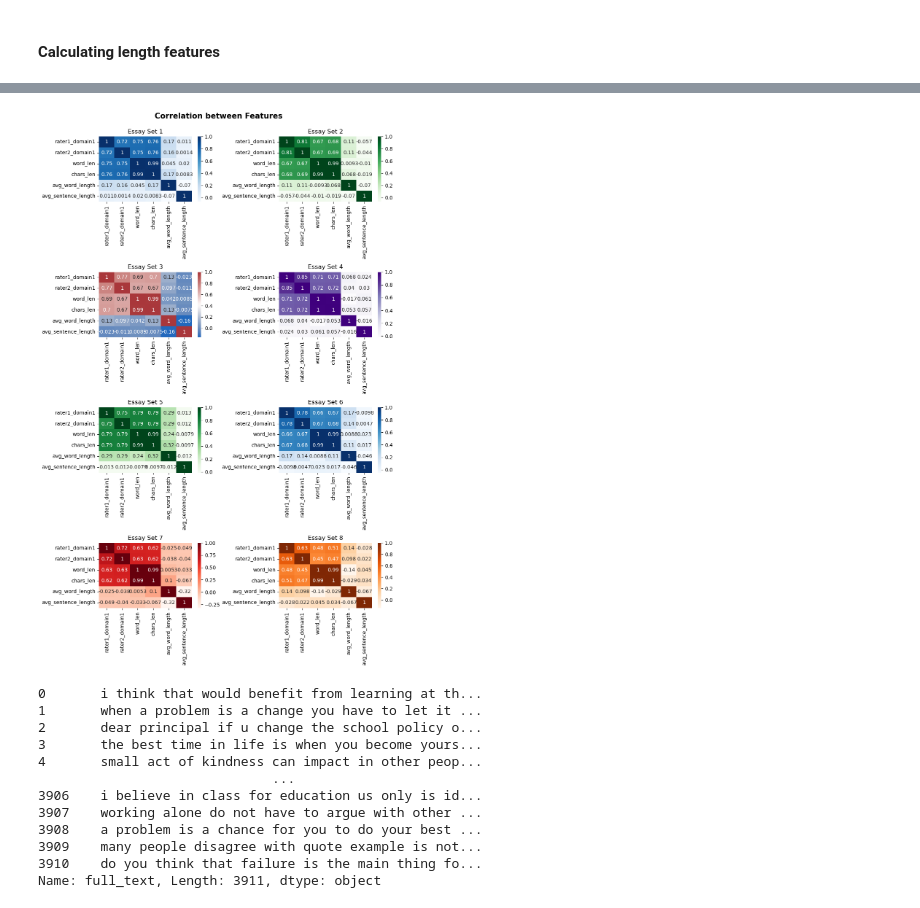
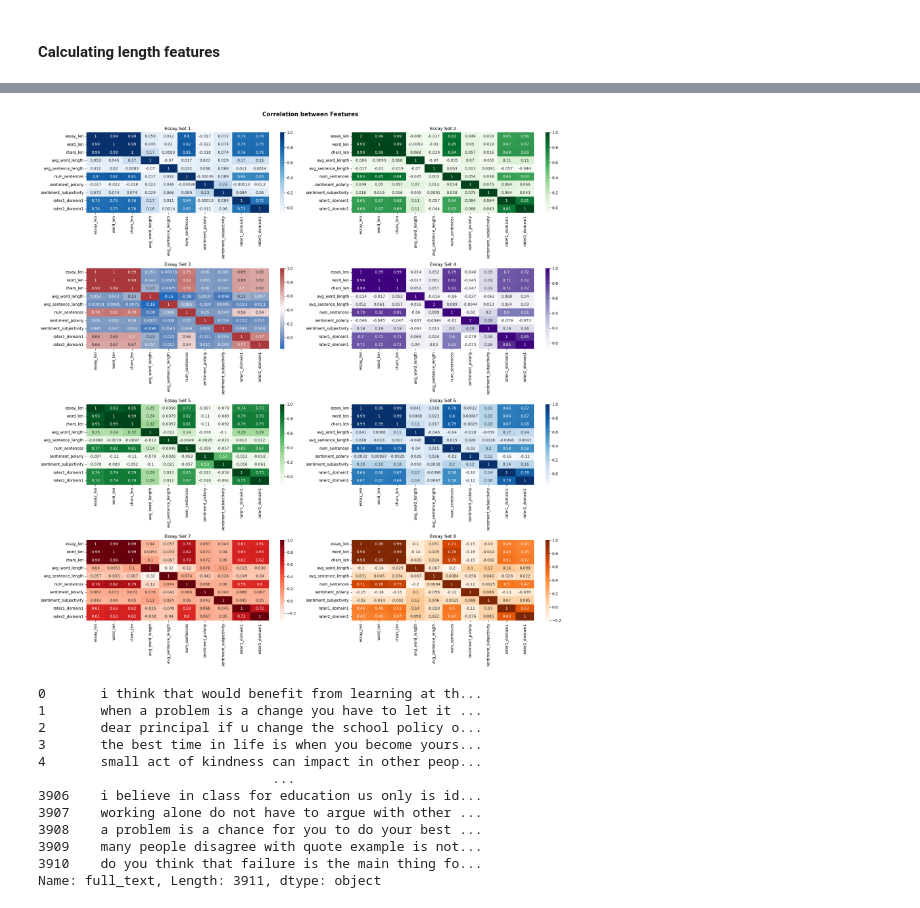
Before and after one commit to suhasmaddali/English-Language-Learning-Prediction-with-AI-and-Machine-Learning, a Jupyter notebook: Exploratory Data Analysis (EDA) + Feature Engineering.ipynb, the cells around one changed output, grey strips where cells are left out. Drawn from its saved outputs; the diff is of its cells as text; code cells hidden in the pictures.

Commit message:
Added new features and plots correlation

```diff
--- a/Exploratory Data Analysis (EDA) + Feature Engineering.ipynb
+++ b/Exploratory Data Analysis (EDA) + Feature Engineering.ipynb
@@ -334,10 +330,6 @@ unigrams, bigrams, trigrams = zip(*list(df['essay'].apply(ngrams_and_word_freque
 df['unigrams'] = unigrams
 df['bigrams'] = bigrams
 df['trigrams'] = trigrams
-# %%
-named_entities = zip(*list(df['essay'].apply(named_entity_recognition)))
-
-df['named_entities'] = named_entities
 # %%
 df.head()
 # %% [output]
@@ -360,6 +366,8 @@ df_essay_set8 = df[df.essay_set == 8]
 # %%
-correlation_features = ['rater1_domain1', 'rater2_domain1', 'word_len',
-                        'chars_len', 'avg_word_length', 'avg_sentence_length']
+correlation_features = ['essay_len',
+       'word_len', 'chars_len', 'avg_word_length', 'avg_sentence_length',
+       'num_sentences', 'sentiment_polariy',
+       'sentiment_subjectivity', 'rater1_domain1', 'rater2_domain1']
 corr_matrix1 = df_essay_set1[correlation_features].corr()
 corr_matrix2 = df_essay_set2[correlation_features].corr()
 corr_matrix3 = df_essay_set3[correlation_features].corr()
@@ -367,35 +375,35 @@ corr_matrix4 = df_essay_set4[correlation_features].corr()
 corr_matrix5 = df_essay_set5[correlation_features].corr()
 corr_matrix6 = df_essay_set6[correlation_features].corr()
 corr_matrix7 = df_essay_set7[correlation_features].corr()
 corr_matrix8 = df_essay_set8[correlation_features].corr()
 
-fig, axs = plt.subplots(4, 2, figsize=(10, 15))
+fig, axs = plt.subplots(4, 2, figsize=(20, 20))
 
 sns.heatmap(corr_matrix1, annot=True, cmap='Blues', ax = axs[0, 0])
 axs[0, 0].set_title("Essay Set 1")
 sns.heatmap(corr_matrix2, annot = True, cmap = 'Greens', ax = axs[0, 1])
 axs[0, 1].set_title("Essay Set 2")
 sns.heatmap(corr_matrix3, annot = True, cmap = 'vlag', ax = axs[1, 0])
 axs[1, 0].set_title("Essay Set 3")
 sns.heatmap(corr_matrix4, annot = True, cmap = 'Purples', ax = axs[1, 1])
 axs[1, 1].set_title("Essay Set 4")
 sns.heatmap(corr_matrix5, annot = True, cmap = 'Greens', ax = axs[2, 0])
 axs[2, 0].set_title("Essay Set 5")
 sns.heatmap(corr_matrix6, annot = True, cmap = 'Blues', ax = axs[2, 1])
 axs[2, 1].set_title("Essay Set 6")
 sns.heatmap(corr_matrix7, annot = True, cmap = 'Reds', ax = axs[3, 0])
 axs[3, 0].set_title("Essay Set 7")
 sns.heatmap(corr_matrix8, annot = True, cmap = 'Oranges', ax = axs[3, 1])
 axs[3, 1].set_title("Essay Set 8")
 
 plt.suptitle("Correlation between Features", fontsize = 15,
              fontweight = 'bold', y = 1.02)
 
 plt.tight_layout()
 
 plt.show()
 # %% [output]
-[figure, old version]
+[figure, new version]
 # %%
 def text_preprocessing(text, english_words = words):
 
```
Also changed, not shown: parts of 5 cells of this notebook.
